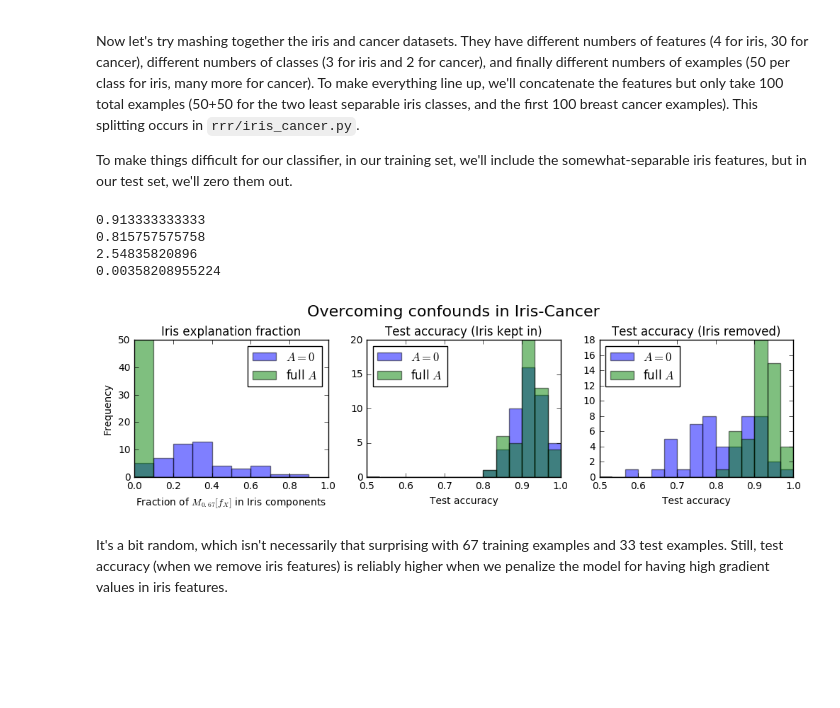
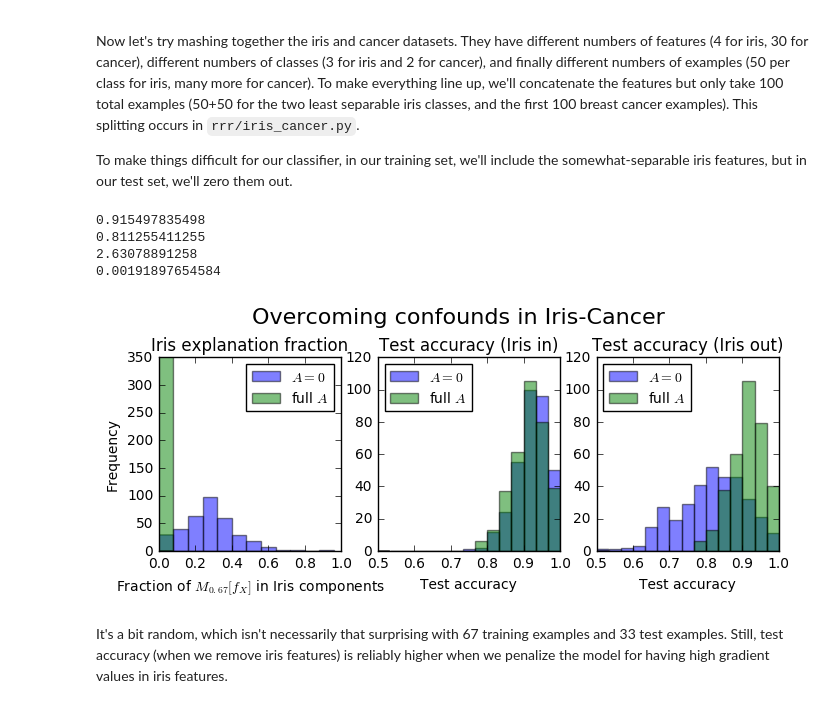
Before and after one commit to dtak/rrr, a Jupyter notebook: experiments/Iris-Cancer.ipynb, the cells around one changed output. Drawn from its saved outputs; the diff is of its cells as text; code cells hidden in the pictures; blank space fills up the shorter version.

```diff
--- a/experiments/Iris-Cancer.ipynb
+++ b/experiments/Iris-Cancer.ipynb
@@ -30,9 +30,9 @@ mlp.score(iris_Xt, iris_yt)
 # %% [output]
 0.98333333333333328
 # %%
-grads0 = mlp.input_gradients(iris_X, 0)
-grads1 = mlp.input_gradients(iris_X, 1)
-grads2 = mlp.input_gradients(iris_X, 2)
+grads0 = mlp.input_gradients(iris_X, y=0)
+grads1 = mlp.input_gradients(iris_X, y=1)
+grads2 = mlp.input_gradients(iris_X, y=2)
 gradsp = mlp.input_gradients(iris_X)
 # %%
 X0 = iris.data[np.argwhere(iris.target==0)][:,0]
@@ -85,7 +85,7 @@ noiris_Xt_accuracies = []
 noiris_iris_usages = []
 noiris_iris_tops = []
 
-for i in range(50):
+for i in range(300):
   X, Xtr, Xt, y, yt = iris_cancer.generate_dataset() # fully regenerates the dataset, random split
   A = np.zeros_like(X).astype(bool)
   A[:, :4] = True
@@ -111,44 +111,44 @@ print(np.mean(normal_Xt_accuracies))
 print(np.mean(normal_iris_tops))
 print(np.mean(noiris_iris_tops))
 # %% [output]
-0.913333333333
-0.815757575758
-2.54835820896
-0.00358208955224
+0.915497835498
+0.811255411255
+2.63078891258
+0.00191897654584
 # %%
 bins = np.arange(0.5,1,0.033333)
 
-plt.figure(figsize=(12,2.5))
+plt.figure(figsize=(8,2.5))
 plt.suptitle('Overcoming confounds in Iris-Cancer', y=1.1, fontsize=16)
 
 plt.subplot(131)
 plt.title('Iris explanation fraction')
-plt.hist(normal_iris_usages, label=r'$A=0$', alpha=0.5, bins=np.arange(0,1,0.1))
-plt.hist(noiris_iris_usages, label=r'full $A$', alpha=0.5, bins=np.arange(0,1,0.1))
-plt.legend(loc='best')
+plt.hist(normal_iris_usages, label=r'$A=0$', alpha=0.5, bins=np.arange(0,1,0.08))
+plt.hist(noiris_iris_usages, label=r'full $A$', alpha=0.5, bins=np.arange(0,1,0.08))
+plt.legend(loc='best', fontsize=10)
 plt.xlim(0, 1)
 plt.ylabel('Frequency')
 plt.xlabel('Fraction of $M_{0.67}[f_X]$ in Iris components')
 
 plt.subplot(132)
-plt.title('Test accuracy (Iris kept in)')
+plt.title('Test accuracy (Iris in)')
 plt.xlim(0.5,1)
 plt.hist(normal_Xtr_accuracies, label=r'$A=0$', alpha=0.5, bins=bins)
 plt.hist(noiris_Xtr_accuracies, label=r'full $A$', alpha=0.5, bins=bins)
-plt.legend(loc='best')
+plt.legend(loc='best', fontsize=10)
 plt.xlabel('Test accuracy')
 
 plt.subplot(133)
-plt.title('Test accuracy (Iris removed)')
+plt.title('Test accuracy (Iris out)')
 plt.xlim(0.5,1)
 plt.hist(normal_Xt_accuracies, label=r'$A=0$', alpha=0.5, bins=bins)
 plt.hist(noiris_Xt_accuracies, label=r'full $A$', alpha=0.5, bins=bins)
-plt.legend(loc='best')
+plt.legend(loc='best', fontsize=10)
 plt.xlabel('Test accuracy')
 
 plt.show()
 # %% [output]
-[figure, old version]
+[figure, new version]
 # %% [markdown]
 It's a bit random, which isn't necessarily that surprising with 67 training examples and 33 test examples. Still, test accuracy (when we remove iris features) is reliably higher when we penalize the model for having high gradient values in iris features.
 # %% [markdown]
```
Also changed, not shown: parts of 8 cells of this notebook, 3 other files.
